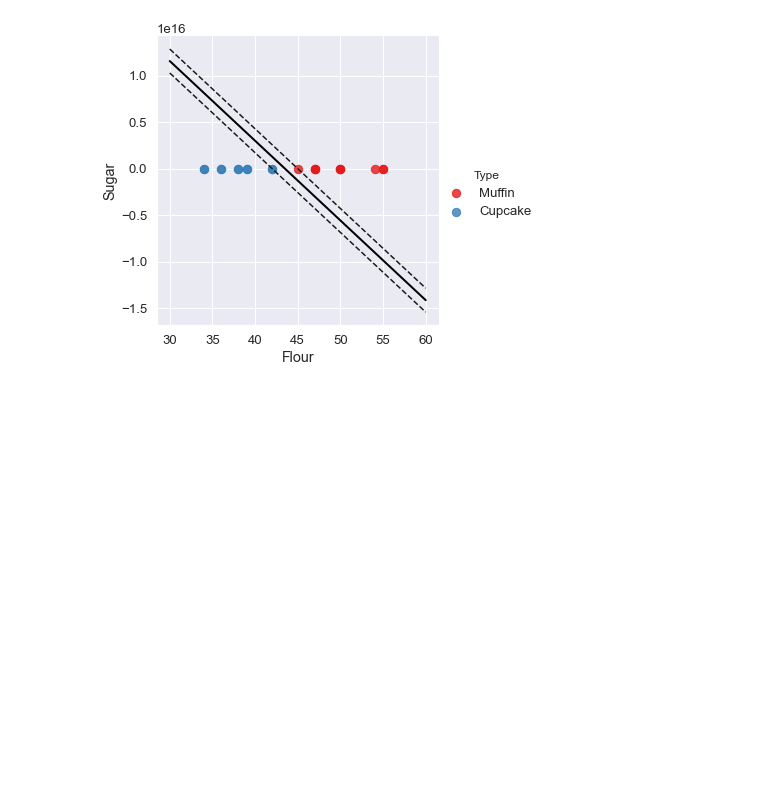
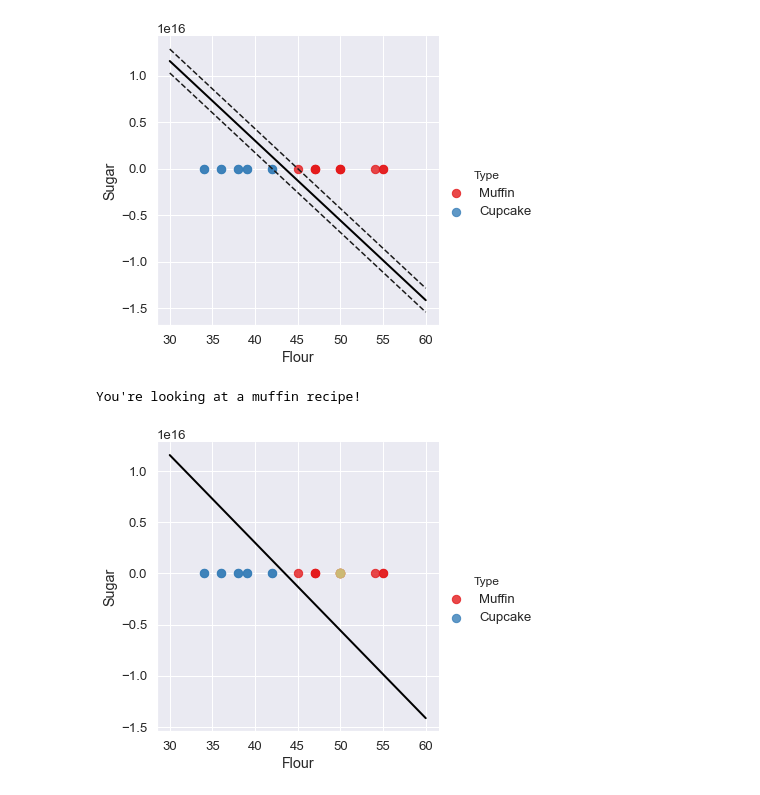
Before and after one commit to goldenglorys/ml-algorithms, a Jupyter notebook: Support Vector machine Algorithms.ipynb, the cells around one changed output. Drawn from its saved outputs; the diff is of its cells as text; code cells hidden in the pictures; blank space fills up the shorter version.

```diff
--- a/Support Vector machine Algorithms.ipynb
+++ b/Support Vector machine Algorithms.ipynb
@@ -101,4 +103,15 @@ def muffin_or_cupcake(flour, sugar):
     else:
         print("You're looking at a cupcake recipe!")
 
-# predict if 50 parts flo
+# predict if 50 parts flour and 20 parts sugar
+muffin_or_cupcake(50, 20)
+# %% [output]
+You're looking at a muffin recipe!
+# %%
+# Plotting the result on the graph
+sns.lmplot("Flour", "Sugar", data=recipes, hue="Type", palette="Set1", fit_reg=False, scatter_kws={"s": 70})
+plt.plot(xx, yy, linewidth=2, color='black')
+plt.plot(50, 20, 'yo', markersize='9')
+plt.show()
+# %% [output]
+[figure, added]
```
Also changed, not shown: parts of 1 cell of this notebook.
